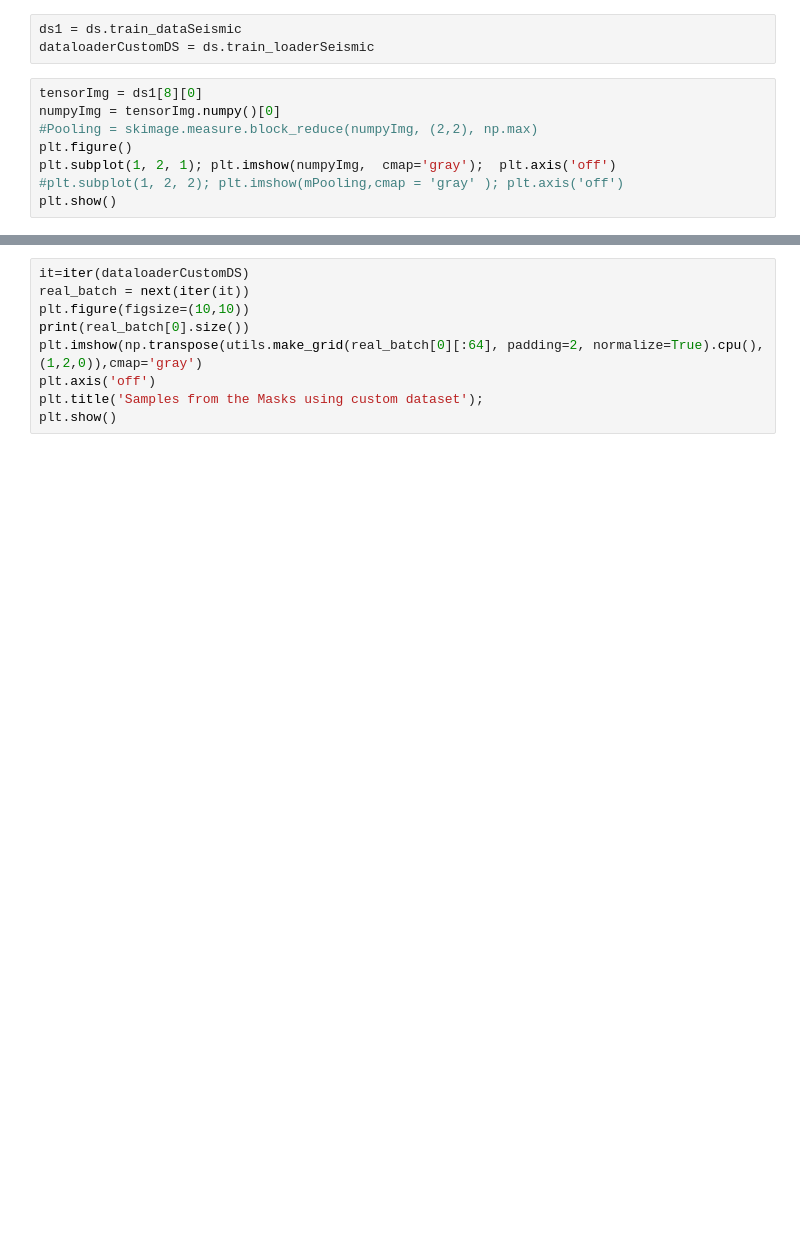
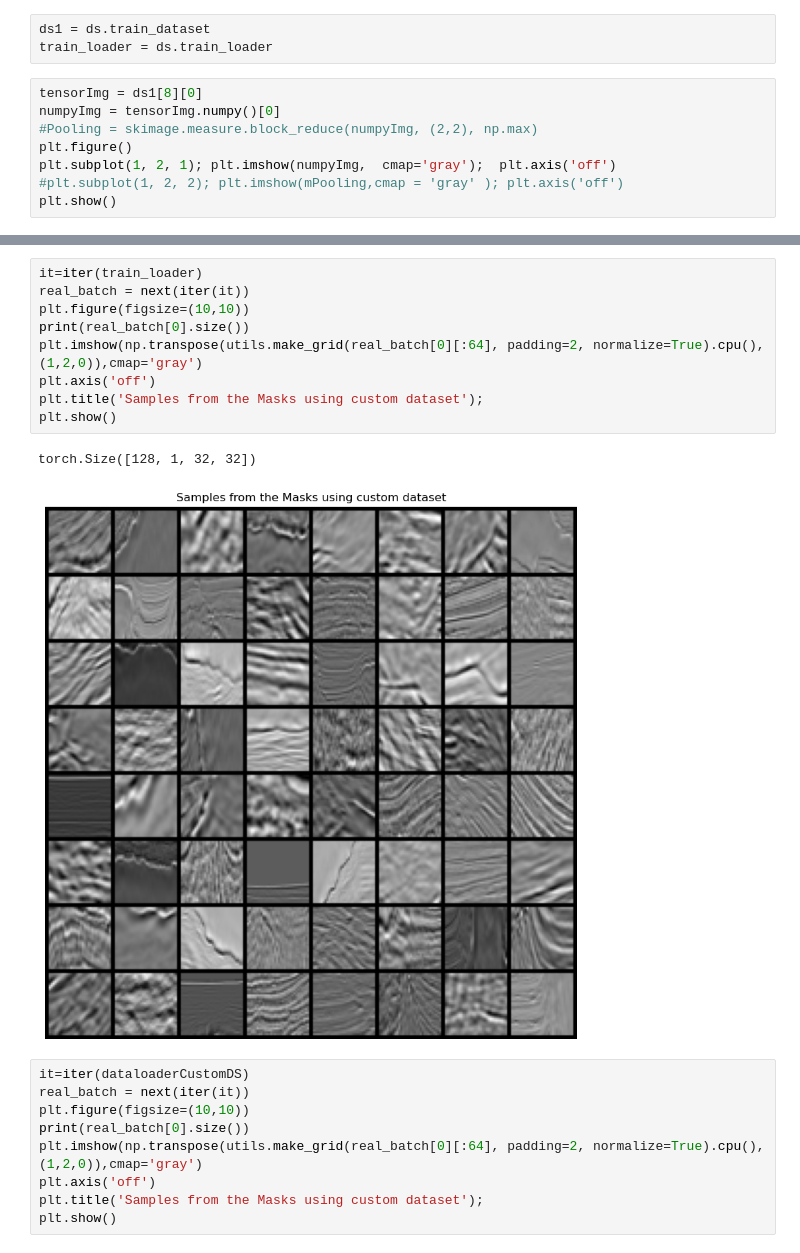
Before and after one commit to lucterres/glow, a Jupyter notebook: seismicDataSet_inspec.ipynb, the cells around one changed output, grey strips where cells are left out. Saved outputs shown, nothing was run; the diff lists cells and outputs as text; blank space fills up the shorter version.

Commit message:
seismic data

```diff
--- a/seismicDataSet_inspec.ipynb
+++ b/seismicDataSet_inspec.ipynb
@@ -53,6 +53,6 @@ ModuleNotFoundError: No module named 'matplotlib'
 # %%
-ds1 = ds.train_dataSeismic
-dataloaderCustomDS = ds.train_loaderSeismic
+ds1 = ds.train_dataset
+train_loader = ds.train_loader
 # %%
 tensorImg = ds1[8][0]
 numpyImg = tensorImg.numpy()[0]
@@ -64,3 +72,15 @@ plt.show()
+# %%
+it=iter(train_loader)
+real_batch = next(iter(it))
+plt.figure(figsize=(10,10))
+print(real_batch[0].size())
+plt.imshow(np.transpose(utils.make_grid(real_batch[0][:64], padding=2, normalize=True).cpu(),(1,2,0)),cmap='gray')
+plt.axis('off')
+plt.title('Samples from the Masks using custom dataset');
+plt.show()
+# %% [output]
+torch.Size([128, 1, 32, 32])
+[figure, added]
 # %%
 it=iter(dataloaderCustomDS)
 real_batch = next(iter(it))
```
Also changed, not shown: parts of 13 cells of this notebook.
